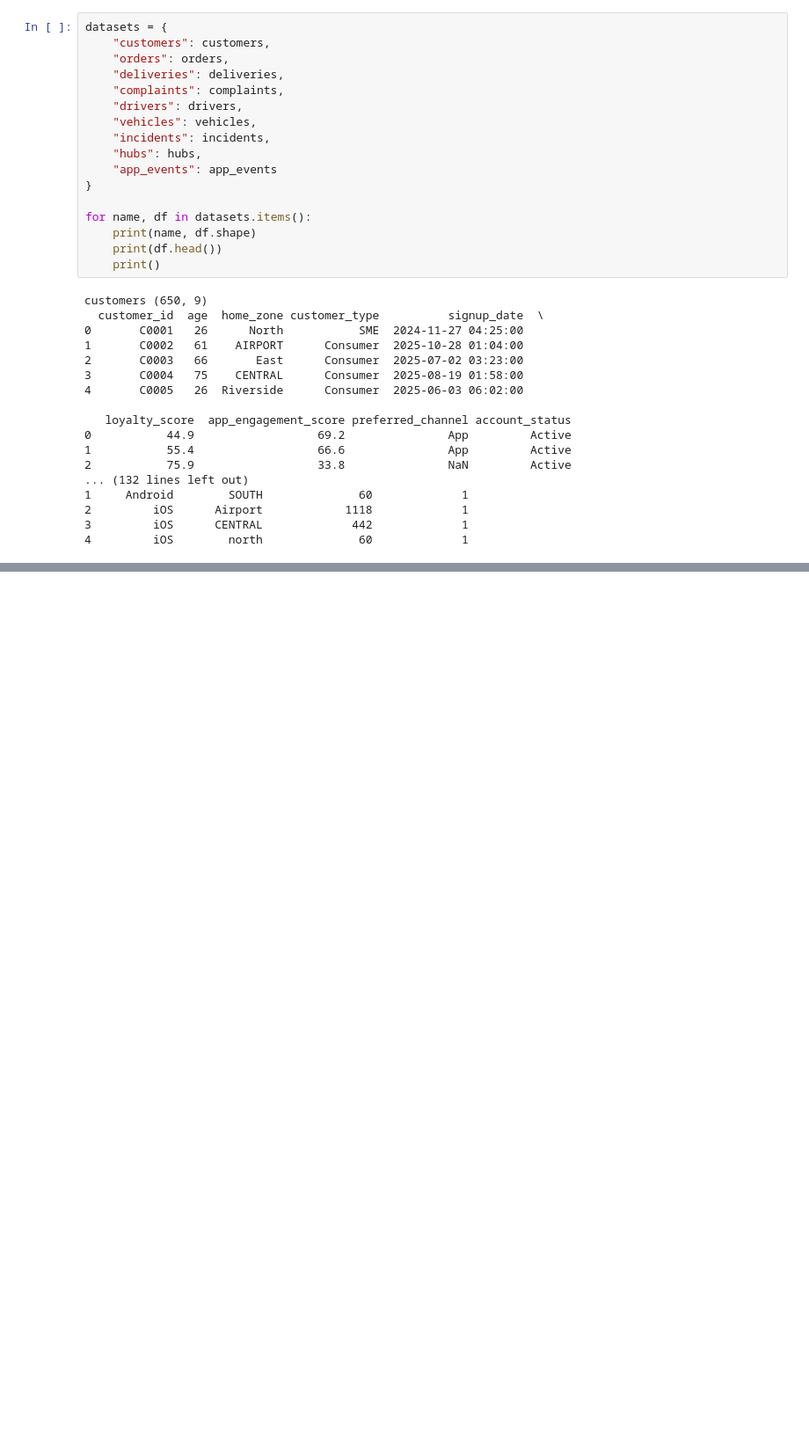
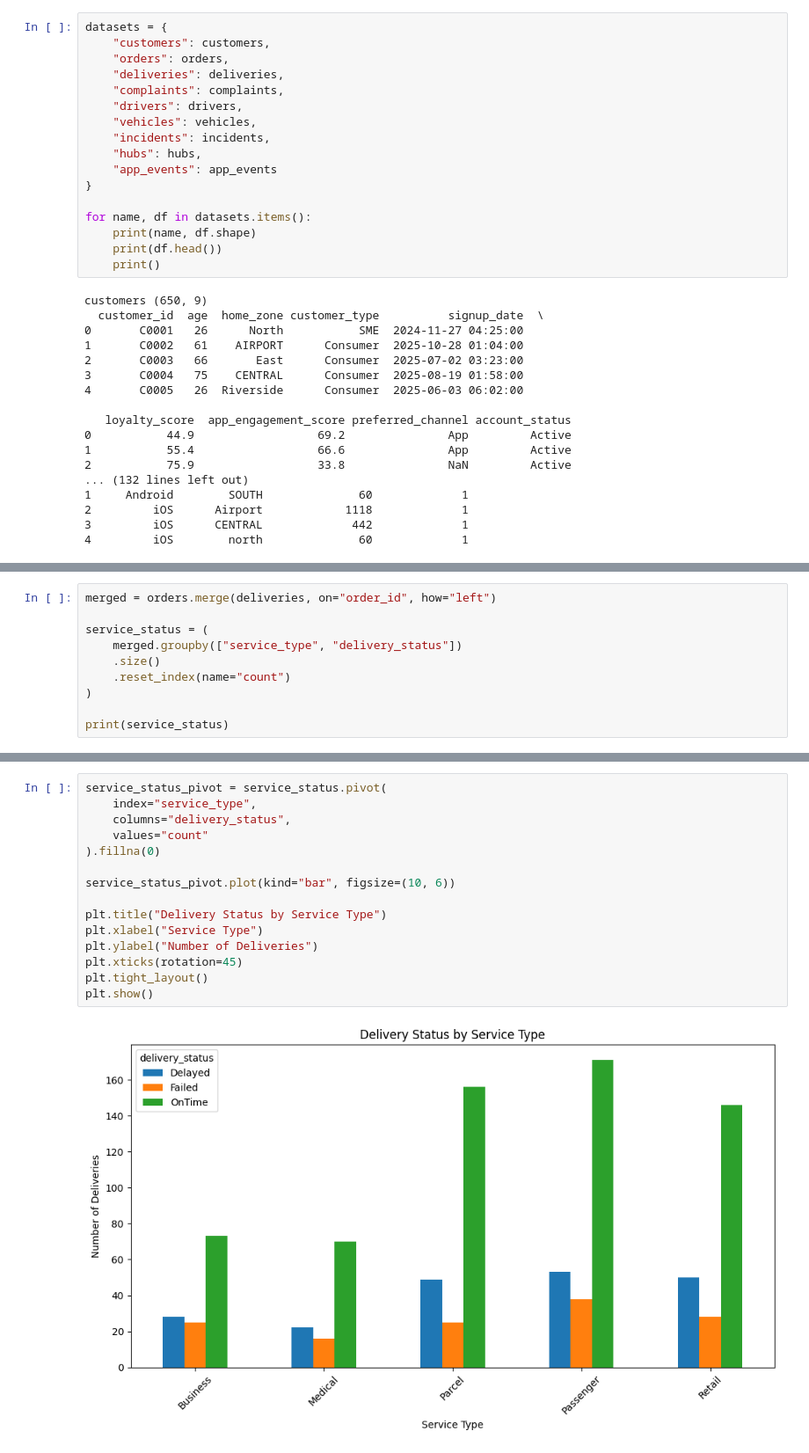
Before and after one commit to msmareeb/databases-and-analytics-assignment, a Jupyter notebook: python_analysis.ipynb, the cells around one changed output, grey strips where cells are left out. Shown at 88% size. Cells and saved outputs as stored; diff of their text form; blank space fills up the shorter version.

```diff
--- a/python_analysis.ipynb
+++ b/python_analysis.ipynb
@@ -78,0 +103,10 @@ customers (650, 9)
+# %%
+merged = orders.merge(deliveries, on="order_id", how="left")
+
+service_status = (
+    merged.groupby(["service_type", "delivery_status"])
+    .size()
+    .reset_index(name="count")
+)
+
+print(service_status)
@@ -78,0 +130,17 @@ customers (650, 9)
+# %%
+service_status_pivot = service_status.pivot(
+    index="service_type",
+    columns="delivery_status",
+    values="count"
+).fillna(0)
+
+service_status_pivot.plot(kind="bar", figsize=(10, 6))
+
+plt.title("Delivery Status by Service Type")
+plt.xlabel("Service Type")
+plt.ylabel("Number of Deliveries")
+plt.xticks(rotation=45)
+plt.tight_layout()
+plt.show()
+# %% [output]
+[figure, added]
```
Also changed, not shown: parts of 6 cells of this notebook.
